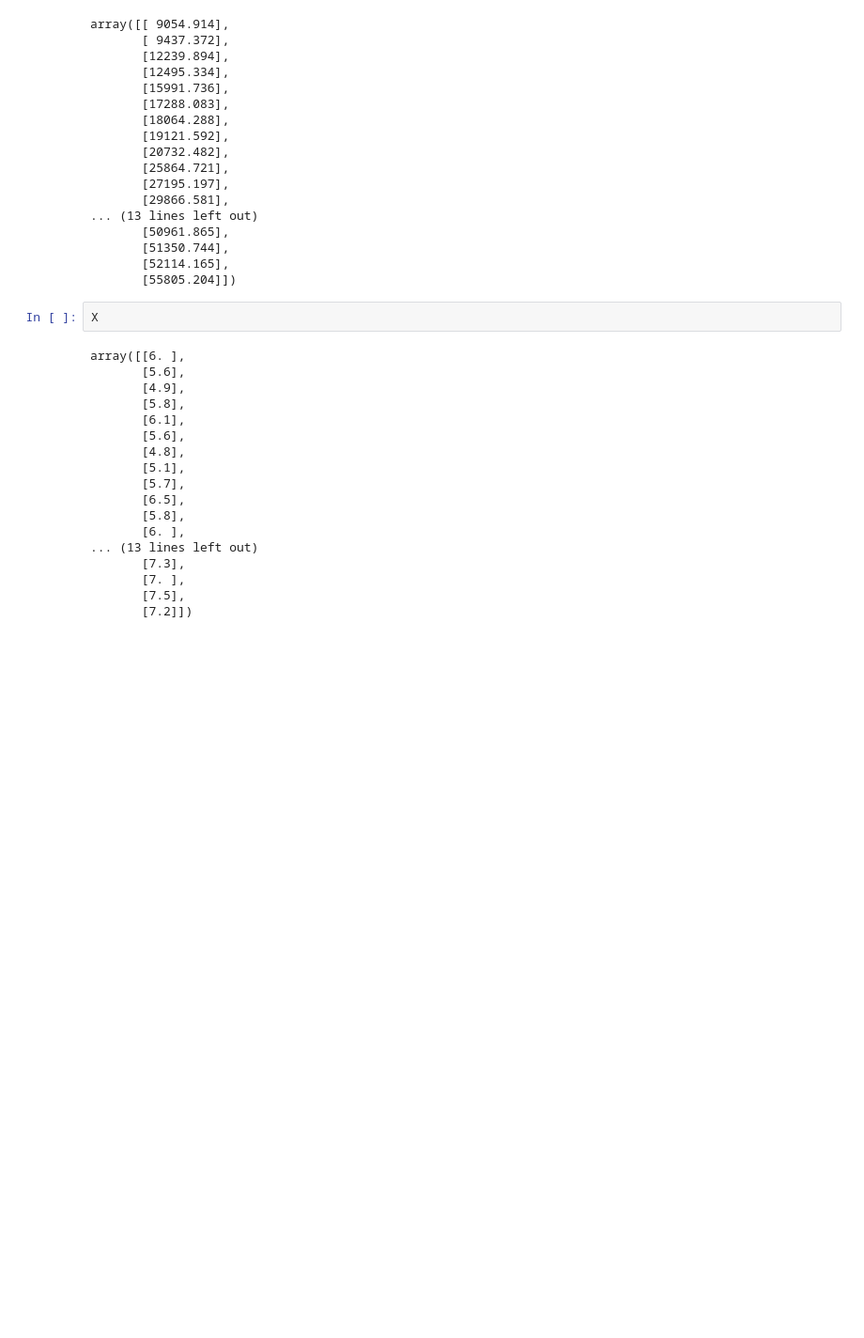
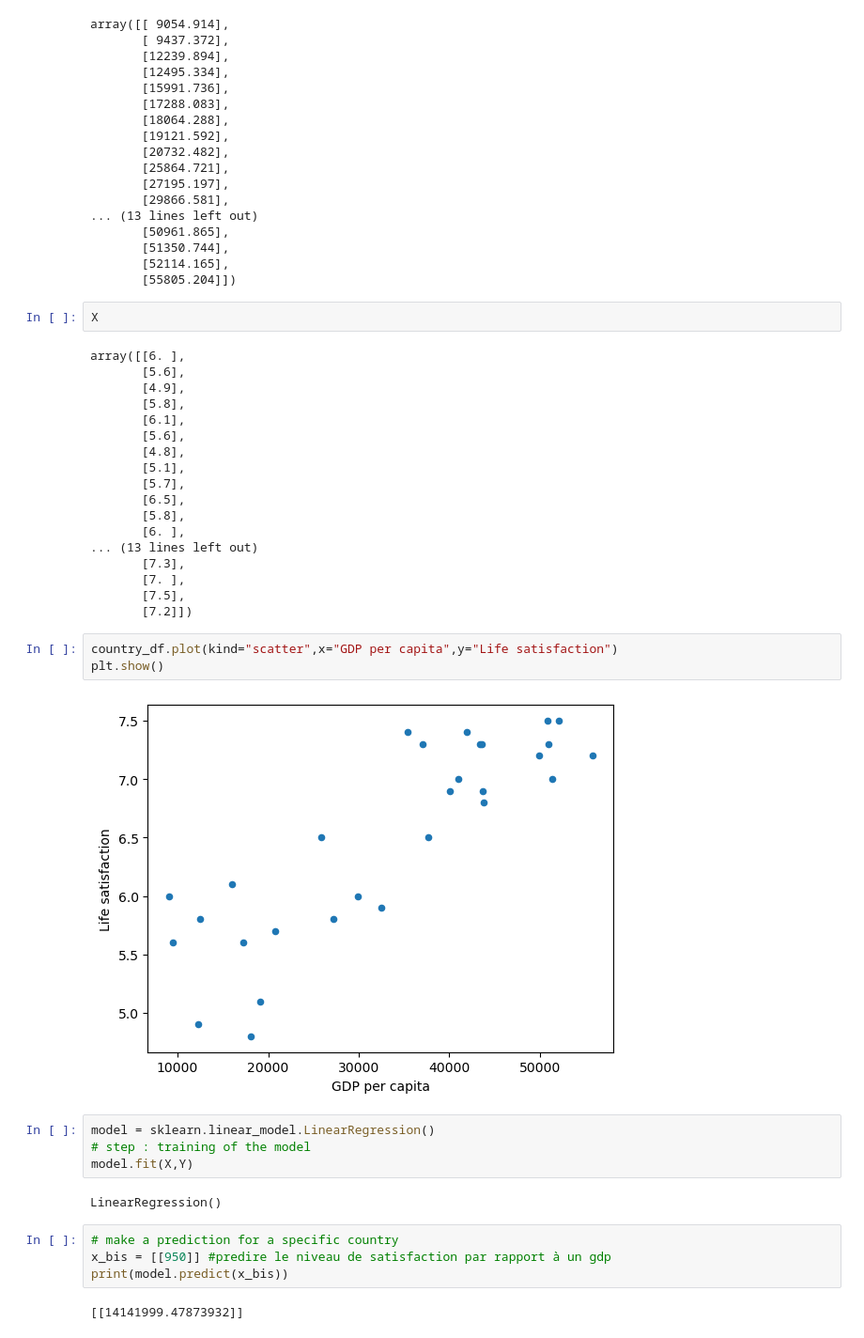
Before and after one commit to michelletobing/M2_BIDABI_ML, a Jupyter notebook: regression_lineaire_191124.ipynb, the cells around one changed output. Shown at 94% size. Saved outputs shown, nothing was run; the diff lists cells and outputs as text; blank space fills up the shorter version.

```diff
--- a/regression_lineaire_191124.ipynb
+++ b/regression_lineaire_191124.ipynb
@@ -117,3 +116,20 @@ array([[6. ],
        [7. ],
        [7.5],
        [7.2]])
+# %%
+country_df.plot(kind="scatter",x="GDP per capita",y="Life satisfaction")
+plt.show()
+# %% [output]
+[figure, added]
+# %%
+model = sklearn.linear_model.LinearRegression()
+# step : training of the model
+model.fit(X,Y)
+# %% [output]
+LinearRegression()
+# %%
+# make a prediction for a specific country
+x_bis = [[950]] #predire le niveau de satisfaction par rapport à un gdp
+print(model.predict(x_bis))
+# %% [output]
+[[14141999.47873932]]
```
Also changed, not shown: parts of 1 cell of this notebook, 3 other files.
